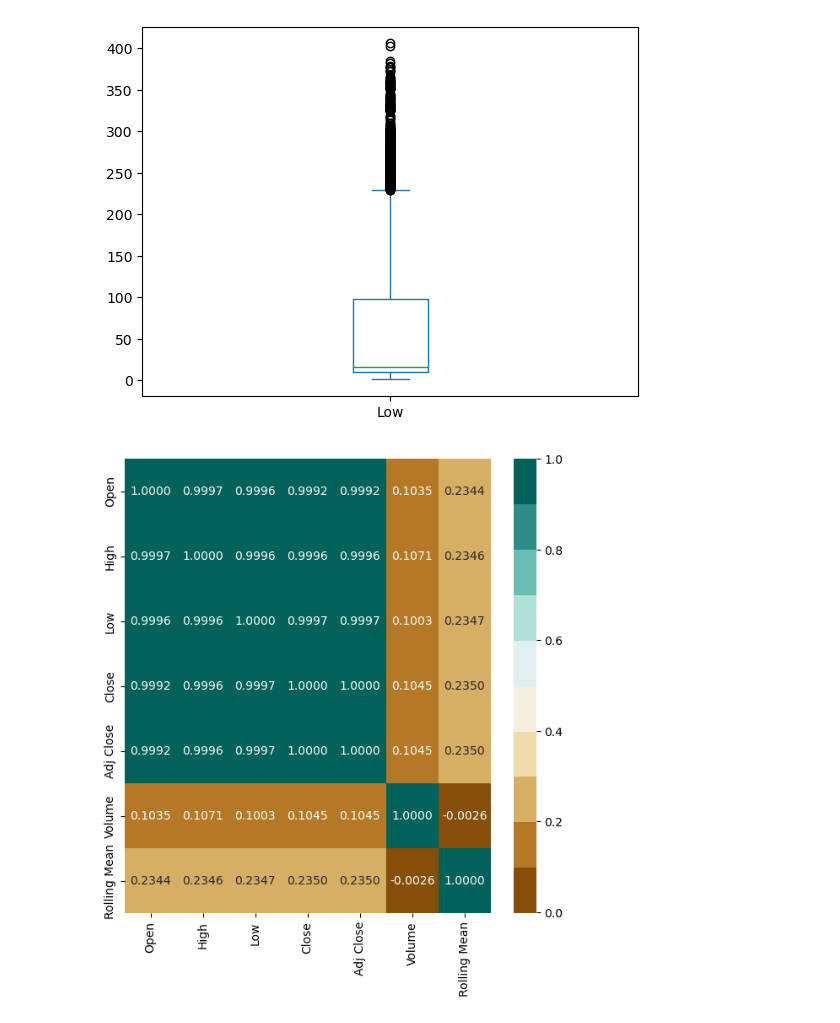
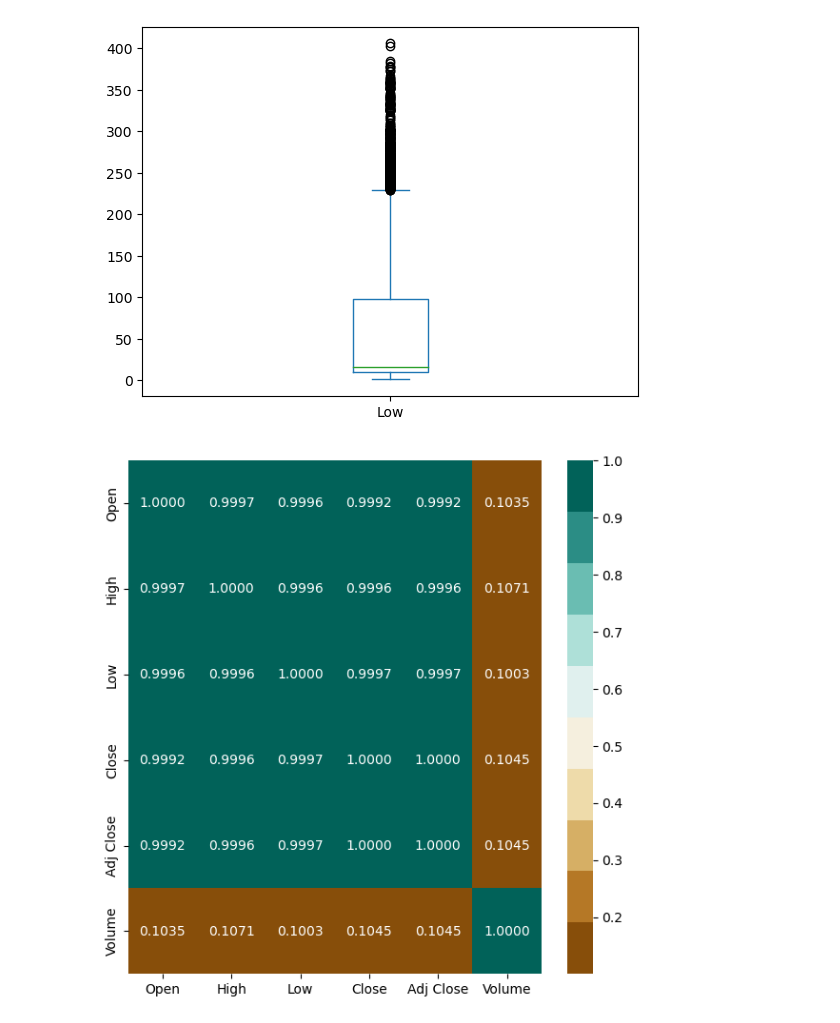
Before and after one commit to kamlocicho/tesla-stocks-prediction, a Jupyter notebook: main.ipynb, the cells around one changed output. Drawn from its saved outputs; the diff is of its cells as text; code cells hidden in the pictures.

```diff
--- a/main.ipynb
+++ b/main.ipynb
@@ -63 +12,3 @@ False
+# %%
+dataset = pd.read_csv("TSLA.csv")
 # %%
@@ -75,15 +26,15 @@ plt.show()
 [figure]
 [figure]
 # %%
-correlations = stocks.corr()
+correlations = dataset.corr()
 fig, ax = plt.subplots(figsize=(7,7))
 colormap = sns.color_palette("BrBG", 10)
 
 sns.heatmap(correlations,
     cmap=colormap,
     annot=True,
     fmt=".4f")
 
 plt.show()
 # %% [output]
-[figure, old version]
+[figure, new version]
```
Also changed, not shown: parts of 16 cells of this notebook.
